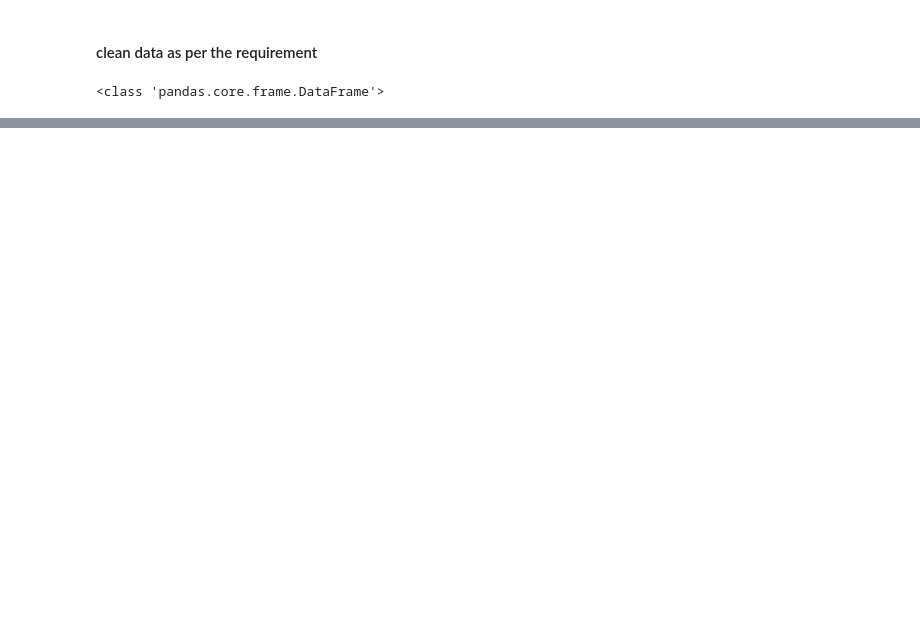
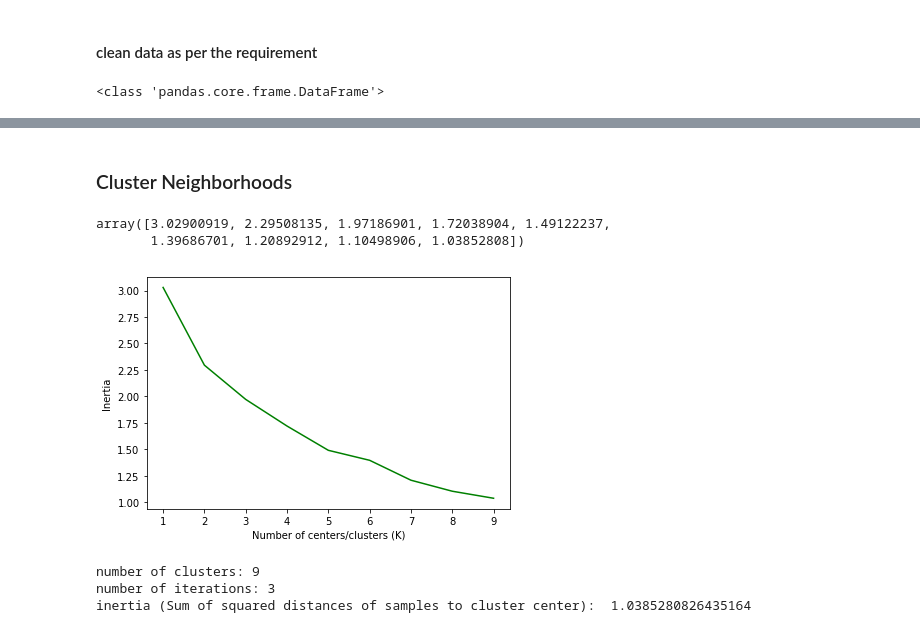
Before and after one commit to rohitjoshi1116/Coursera_Capstone, a Jupyter notebook: Toronto Neighborhood_1 (1).ipynb, the cells around one changed output, grey strips where cells are left out. Drawn from its saved outputs; the diff is of its cells as text; code cells hidden in the pictures; blank space fills up the shorter version.

Commit message:
Added analysis and exploration of neighborhood of Toronto only
Clustering all the venues of neighborhood of Toronto

```diff
--- a/Toronto Neighborhood_1 (1).ipynb
+++ b/Toronto Neighborhood_1 (1).ipynb
@@ -160,0 +360,12 @@ toronto_df.head()
+# %%
+# one hot encoding
+toronto_onehot = pd.get_dummies(toronto_venues[['Venue Category']], prefix="", prefix_sep="")
+
+# add neighborhood column back to dataframe
+toronto_onehot['Neighborhood'] = toronto_venues['Neighborhood']
+
+# move neighborhood column to the first column
+fixed_columns = [toronto_onehot.columns[-1]] + list(toronto_onehot.columns[:-1])
+toronto_onehot = toronto_onehot[fixed_columns]
+
+toronto_onehot.head()
@@ -160,0 +386,3 @@ toronto_df.head()
+# %%
+toronto_grouped = toronto_onehot.groupby('Neighborhood').mean().reset_index()
+toronto_grouped
@@ -160,0 +480,31 @@ toronto_df.head()
+# %% [markdown]
+### Cluster Neighborhoods
+# %%
+toronto_grouped_clustering = toronto_grouped.drop('Neighborhood',axis=1)
+# %%
+# find the best k (number of clusters) regarding the inertia_ score
+#
+Ks = 10 # number of ks we will test
+inertias = np.zeros((Ks-1))
+for n in range(1,Ks):
+
+    # run k-means clustering
+    kmeans = KMeans(n_clusters=n, random_state=0, n_init = 12).fit(toronto_grouped_clustering)
+    inertias[n-1] = kmeans.inertia_
+
+# display the inertia
+inertias
+# %% [output]
+array([3.02900919, 2.29508135, 1.97186901, 1.72038904, 1.49122237,
+       1.39686701, 1.20892912, 1.10498906, 1.03852808])
+# %%
+import matplotlib.pyplot as plt
+# plot the inertia with the different k to find the better balance
+#
+plt.plot(range(1,Ks),inertias,'g')
+plt.ylabel('Inertia ')
+plt.xlabel('Number of centers/clusters (K)')
+plt.tight_layout()
+plt.show()
+# %% [output]
+[figure, added]
@@ -160,0 +515,10 @@ toronto_df.head()
+# %%
+# Display the information on the centers
+print("number of clusters:", len(kmeans.cluster_centers_))
+#print("cluster center:" , kmeans.cluster_centers_)
+print("number of iterations:", kmeans.n_iter_)
+print("inertia (Sum of squared distances of samples to cluster center): ", kmeans.inertia_)
+# %% [output]
+number of clusters: 9
+number of iterations: 3
+inertia (Sum of squared distances of samples to cluster center):  1.0385280826435164
```
Also changed, not shown: parts of 55 cells of this notebook.
